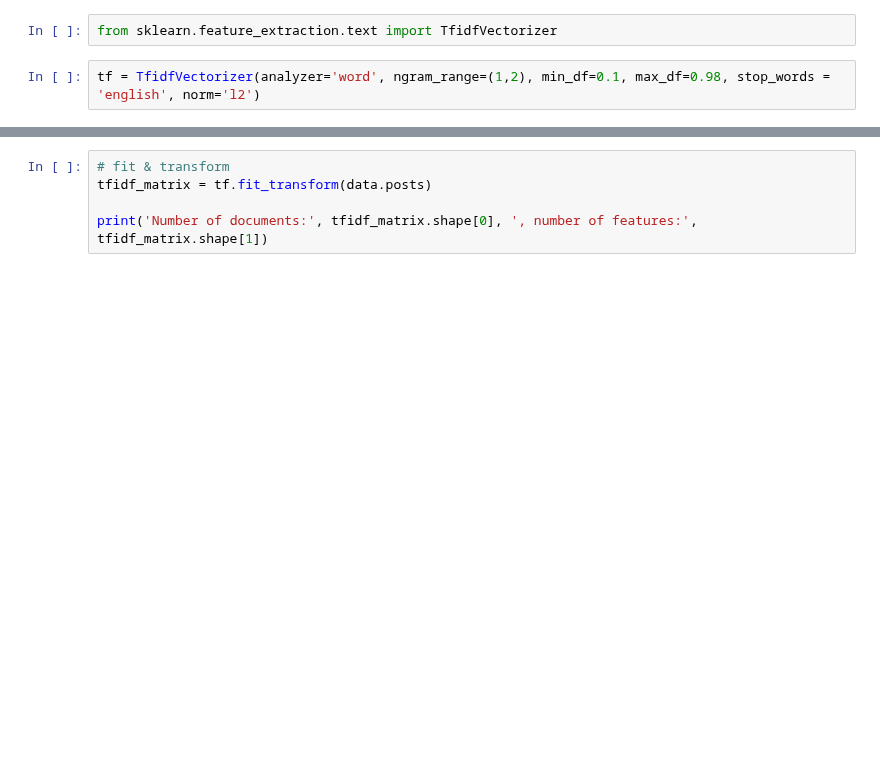
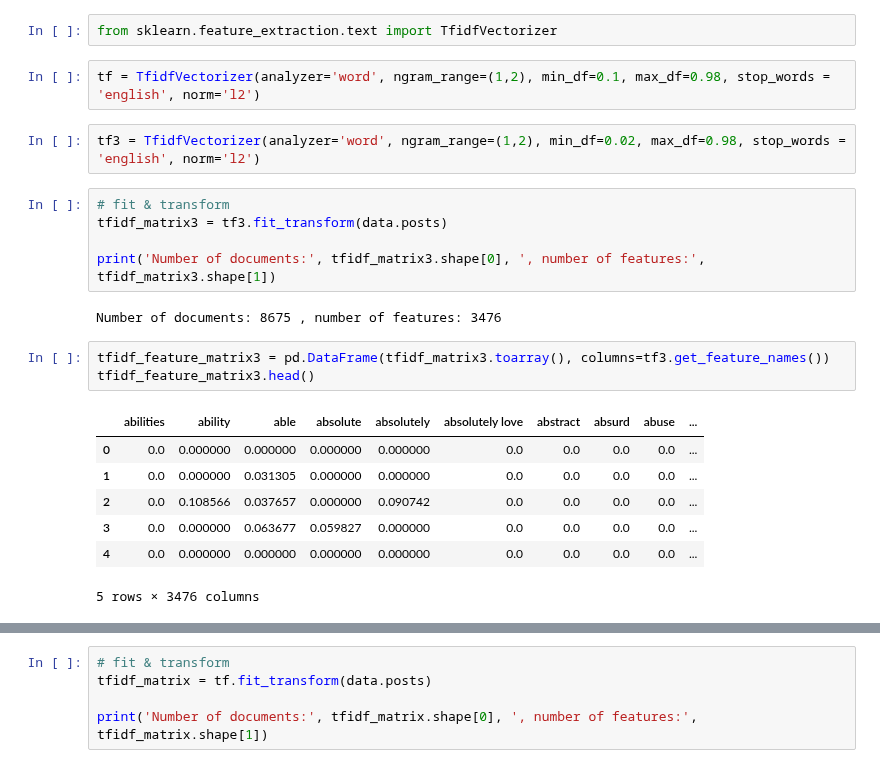
Before and after one commit to VincentG123/ThinkfulBootcamp, a Jupyter notebook: MyersBriggsPersonalityTestFinalCapstone.ipynb, the cells around one changed output, grey strips where cells are left out. Cells and saved outputs as stored; diff of their text form; blank space fills up the shorter version.

```diff
--- a/MyersBriggsPersonalityTestFinalCapstone.ipynb
+++ b/MyersBriggsPersonalityTestFinalCapstone.ipynb
@@ -151,3 +153,23 @@ I will now use the cleaned up text and input into the TF-IDF Vectorizer. From th
 from sklearn.feature_extraction.text import TfidfVectorizer
 # %%
 tf = TfidfVectorizer(analyzer='word', ngram_range=(1,2), min_df=0.1, max_df=0.98, stop_words = 'english', norm='l2')
+# %%
+tf3 = TfidfVectorizer(analyzer='word', ngram_range=(1,2), min_df=0.02, max_df=0.98, stop_words = 'english', norm='l2')
+# %%
+# fit & transform
+tfidf_matrix3 = tf3.fit_transform(data.posts)
+
+print('Number of documents:', tfidf_matrix3.shape[0], ', number of features:', tfidf_matrix3.shape[1])
+# %% [output]
+Number of documents: 8675 , number of features: 3476
+# %%
+tfidf_feature_matrix3 = pd.DataFrame(tfidf_matrix3.toarray(), columns=tf3.get_feature_names())
+tfidf_feature_matrix3.head()
+# %% [output]
+|  | abilities | ability | able | absolute | absolutely | absolutely love | abstract | absurd | abuse | ... |
+| 0 | 0.0 | 0.000000 | 0.000000 | 0.000000 | 0.000000 | 0.0 | 0.0 | 0.0 | 0.0 | ... |
+| 1 | 0.0 | 0.000000 | 0.031305 | 0.000000 | 0.000000 | 0.0 | 0.0 | 0.0 | 0.0 | ... |
+| 2 | 0.0 | 0.108566 | 0.037657 | 0.000000 | 0.090742 | 0.0 | 0.0 | 0.0 | 0.0 | ... |
+| 3 | 0.0 | 0.000000 | 0.063677 | 0.059827 | 0.000000 | 0.0 | 0.0 | 0.0 | 0.0 | ... |
+| 4 | 0.0 | 0.000000 | 0.000000 | 0.000000 | 0.000000 | 0.0 | 0.0 | 0.0 | 0.0 | ... |
+5 rows × 3476 columns
```
Also changed, not shown: parts of 8 cells of this notebook.
